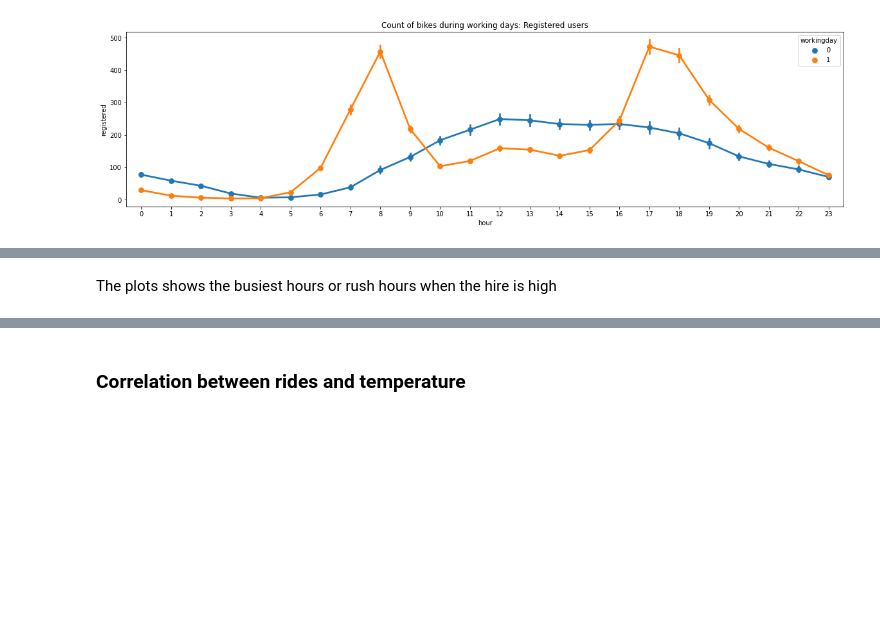
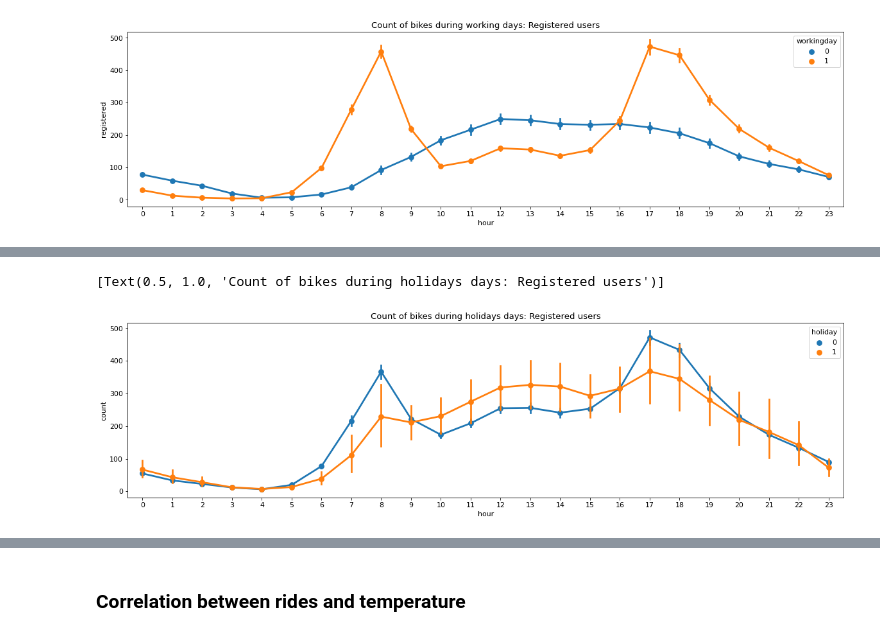
Before and after one commit to masinde70/AWS_ML, a Jupyter notebook: project.ipynb, the cells around one changed output, grey strips where cells are left out. Cells and saved outputs as stored; diff of their text form; code cells hidden in the pictures; blank space fills up the shorter version.

```diff
--- a/project.ipynb
+++ b/project.ipynb
@@ -352,11 +383,3 @@ ax.set(title='Count of bikes during working days: Registered users')
 # %% [output]
 [Text(0.5, 1.0, 'Count of bikes during working days: Registered users')]
 [figure]
-# %%
-mpl.rc('font', size=11)
-figure, axes = plt.subplots(nrows=3)
-figure.set_size_inches(12,18)
-
-sns.pointplot(x='hour', y='count', data=train, hue='holiday', ax=axes[0])
-sns.pointplot(x='hour', y='count', data=train, hue='season', ax=axes[1])
-sns.pointplot(x='hour', y='count', data=train, hue='weather', ax=axes[2])
@@ -366,2 +386,7 @@ sns.pointplot(x='hour', y='count', data=train, hue='weather', ax=axes[2])
-# %% [markdown]
-The plots shows the busiest hours  or rush hours when the hire is high
+# %%
+fig, ax = plt.subplots(figsize=(20,5))
+sns.pointplot(data=train, x='hour', y='count',  hue='holiday', ax=ax)
+ax.set(title='Count of bikes during holidays days: Registered users')
+# %% [output]
+[Text(0.5, 1.0, 'Count of bikes during holidays days: Registered users')]
+[figure, added]
```
Also changed, not shown: parts of 12 cells of this notebook.
